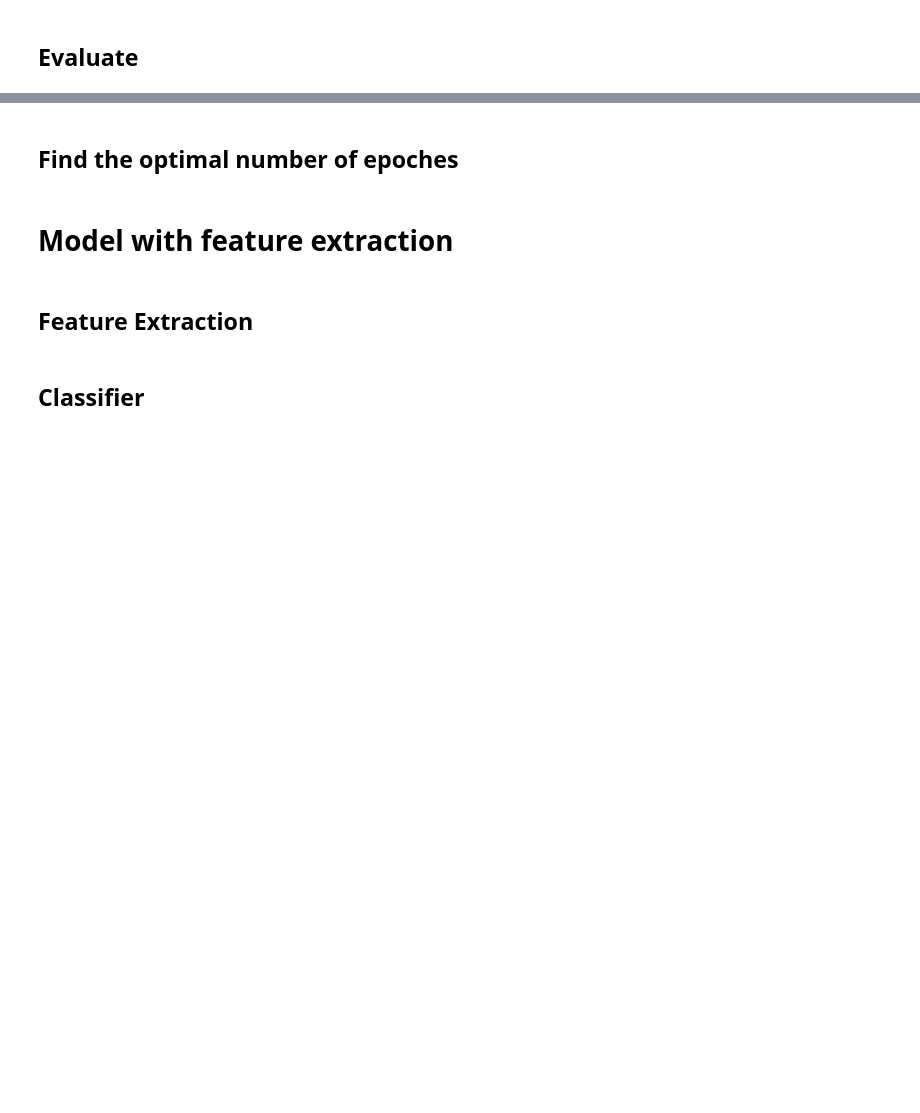
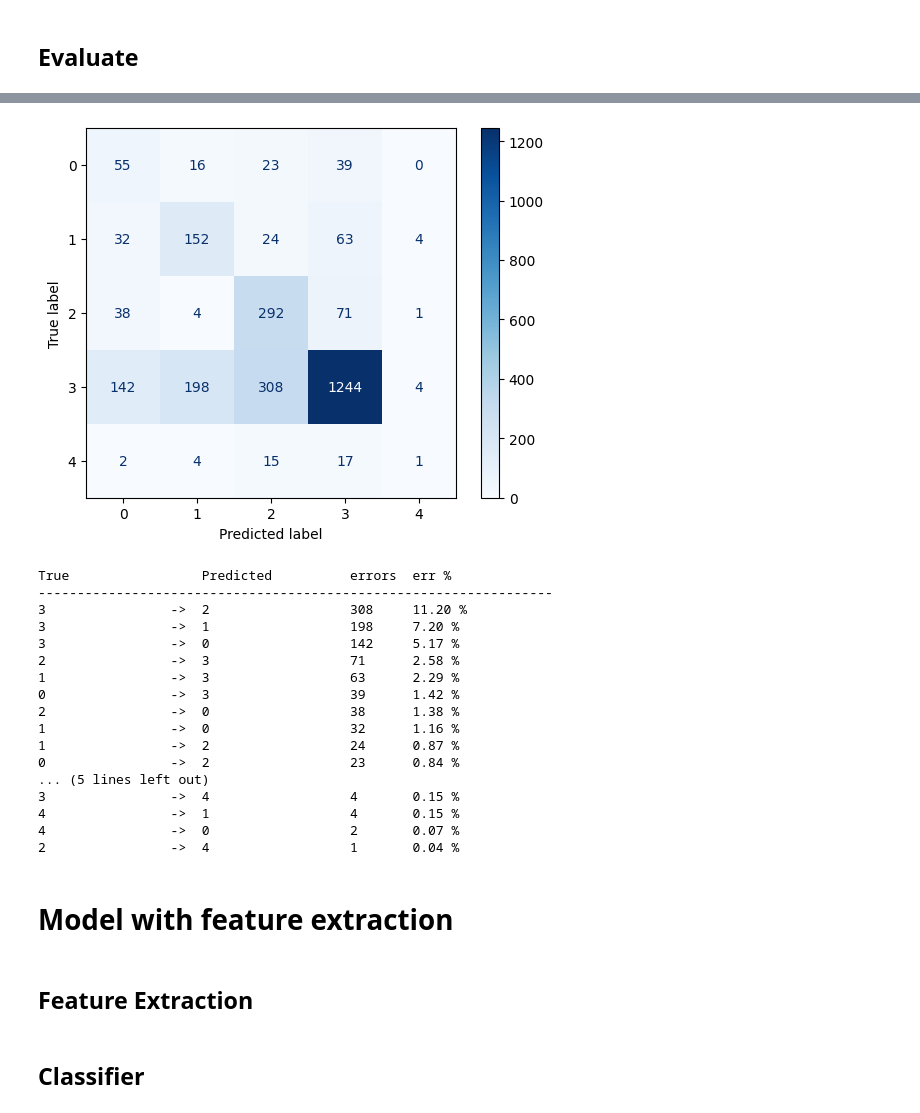
Before and after one commit to Gshuya/GymCarCNNClassifier, a Jupyter notebook: HW2.ipynb, the cells around one changed output, grey strips where cells are left out. Drawn from its saved outputs; the diff is of its cells as text; code cells hidden in the pictures; blank space fills up the shorter version.

```diff
--- a/HW2.ipynb
+++ b/HW2.ipynb
@@ -317,15 +321,10 @@ History saved successfully on file models/model1_20_epochs_history.pkl
 # %%
-test_generator = test_datagen.flow_from_directory(
-    directory=testset,
-    target_size=(96, 96),
-    color_mode="rgb",
-    batch_size=batch_size,
-    class_mode="categorical",
-    shuffle=False
-)
 val_steps=test_generator.n//test_generator.batch_size+1
+print(val_steps)
 loss, acc = model.evaluate(test_generator,verbose=1,steps=val_steps)
-print(model.predict(test_generator,verbose=1,steps=val_steps).argmax(axis=1))
+pred = model.predict(test_generator,verbose=1,steps=val_steps).argmax(axis=1)
+#print(pred)
 print('Test loss: %f' %loss)
 print('Test accuracy: %f' %acc)
+print(classification_report(test_generator.classes, pred, target_names=classnames,digits=4))
 # %% [output]
@@ -338,5 +347,44 @@ Test accuracy: 0.655511
-# %% [markdown]
-## Find the optimal number of epoches
+# %%
+ytest = test_generator.classes
+cm = confusion_matrix(ytest, pred)
+disp = ConfusionMatrixDisplay(confusion_matrix=cm,display_labels=classnames)
+disp.plot(cmap=plt.cm.Blues)
+plt.show()
+
+
+conf = [] # data structure for confusions: list of (i,j,cm[i][j])
+for i in range(0,cm.shape[0]):
+  for j in range(0,cm.shape[1]):
+    if (i!=j and cm[i][j]>0):
+      conf.append([i,j,cm[i][j]])
+
+col=2
+conf = np.array(conf)
+conf = conf[np.argsort(-conf[:,col])]  # decreasing order by 3-rd column (i.e., cm[i][j])
+
+print('%-16s     %-16s  \t%s \t%s ' %('True','Predicted','errors','err %'))
+print('------------------------------------------------------------------')
+for k in conf:
+  print('%-16s ->  %-16s  \t%d \t%.2f %% ' %(classnames[k[0]],classnames[k[1]],k[2],k[2]*100.0/test_generator.n))
+# %% [output]
+[figure, added]
+True                 Predicted          errors  err %
+------------------------------------------------------------------
+3                ->  2                  308     11.20 %
+3                ->  1                  198     7.20 %
+3                ->  0                  142     5.17 %
+2                ->  3                  71      2.58 %
+1                ->  3                  63      2.29 %
+0                ->  3                  39      1.42 %
+2                ->  0                  38      1.38 %
+1                ->  0                  32      1.16 %
+1                ->  2                  24      0.87 %
+0                ->  2                  23      0.84 %
+... (5 lines left out)
+3                ->  4                  4       0.15 %
+4                ->  1                  4       0.15 %
+4                ->  0                  2       0.07 %
+2                ->  4                  1       0.04 %
 # %% [markdown]
 # Model with feature extraction
 # %% [markdown]
```
Also changed, not shown: parts of 9 cells of this notebook, 1 other file.
